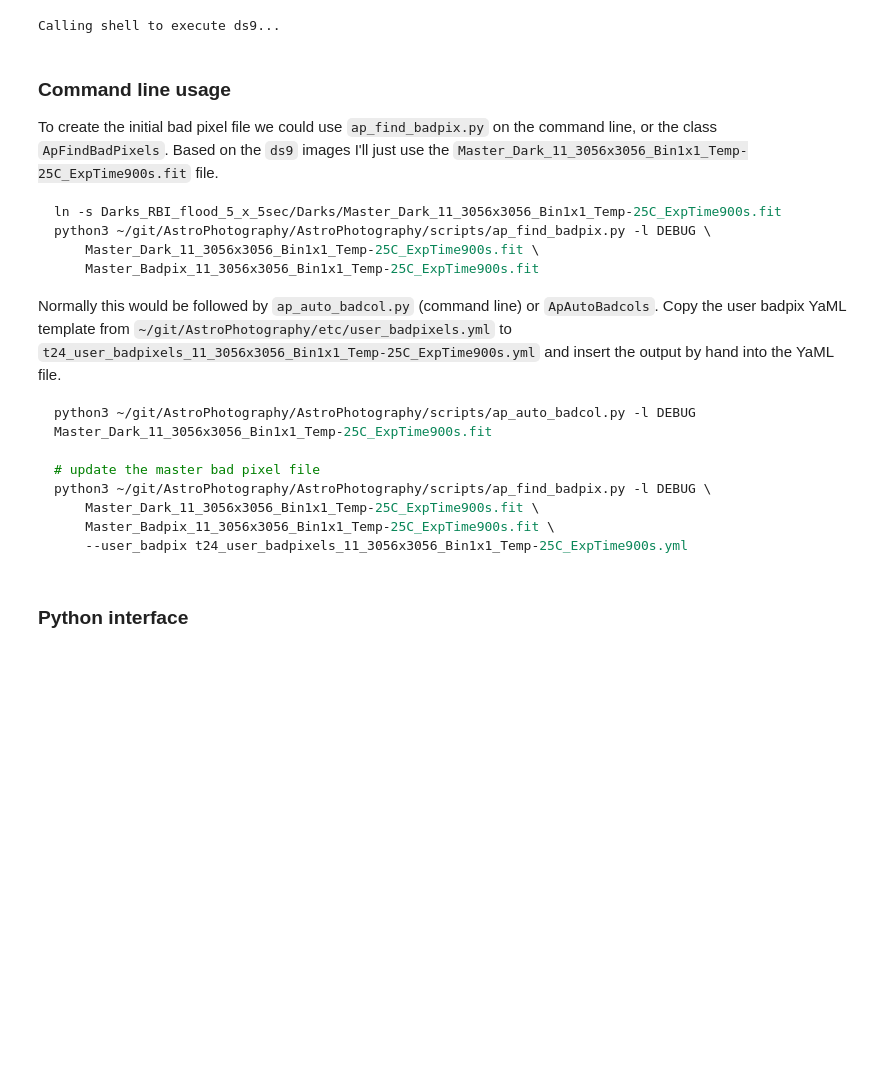
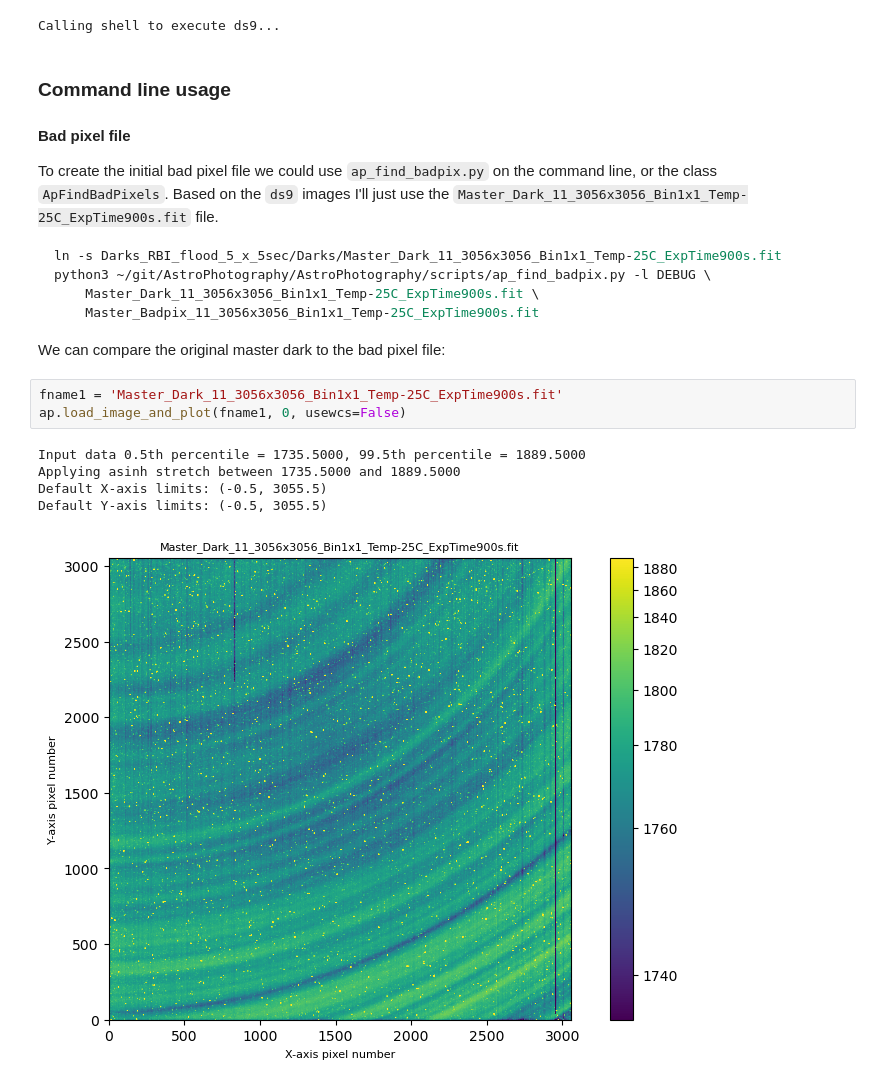
Before and after one commit to DaveStrickland/AstroPhotography, a Jupyter notebook: AstroPhotography/notebooks/creating_a_master_bad_pixel_file.ipynb, the cells around one changed output. Cells and saved outputs as stored; diff of their text form; blank space fills up the shorter version.

Commit message:
issue-002 Improved auto badcols working in jupyer notebook

````diff
--- a/AstroPhotography/notebooks/creating_a_master_bad_pixel_file.ipynb
+++ b/AstroPhotography/notebooks/creating_a_master_bad_pixel_file.ipynb
@@ -146,6 +146,8 @@ else:
 Calling shell to execute ds9...
 # %% [markdown]
 ### Command line usage
+
+#### Bad pixel file
 
 To create the initial bad pixel file we could use `ap_find_badpix.py` on the command line, or the class `ApFindBadPixels`. Based on the `ds9` images I'll just use the `Master_Dark_11_3056x3056_Bin1x1_Temp-25C_ExpTime900s.fit` file.
 
@@ -156,19 +158,16 @@ python3 ~/git/AstroPhotography/AstroPhotography/scripts/ap_find_badpix.py -l DEB
     Master_Badpix_11_3056x3056_Bin1x1_Temp-25C_ExpTime900s.fit
 ```
 
-Normally this would be followed by `ap_auto_badcol.py` (command line) or `ApAutoBadcols`. Copy the user badpix YaML template from `~/git/AstroPhotography/etc/user_badpixels.yml` to  `t24_user_badpixels_11_3056x3056_Bin1x1_Temp-25C_ExpTime900s.yml` and insert the output by hand into the YaML file.
-
-```bash
-python3 ~/git/AstroPhotography/AstroPhotography/scripts/ap_auto_badcol.py -l DEBUG Master_Dark_11_3056x3056_Bin1x1_Temp-25C_ExpTime900s.fit
-
-# update the master bad pixel file
-python3 ~/git/AstroPhotography/AstroPhotography/scripts/ap_find_badpix.py -l DEBUG \
-    Master_Dark_11_3056x3056_Bin1x1_Temp-25C_ExpTime900s.fit \
-    Master_Badpix_11_3056x3056_Bin1x1_Temp-25C_ExpTime900s.fit \
-    --user_badpix t24_user_badpixels_11_3056x3056_Bin1x1_Temp-25C_ExpTime900s.yml
-```
+We can compare the original master dark to the bad pixel file:
-# %% [markdown]
-### Python interface
+# %%
+fname1 = 'Master_Dark_11_3056x3056_Bin1x1_Temp-25C_ExpTime900s.fit'
+ap.load_image_and_plot(fname1, 0, usewcs=False)
+# %% [output]
+Input data 0.5th percentile = 1735.5000, 99.5th percentile = 1889.5000
+Applying asinh stretch between 1735.5000 and 1889.5000
+Default X-axis limits: (-0.5, 3055.5)
+Default Y-axis limits: (-0.5, 3055.5)
+[figure, added]
 # %%
 masterdark = 'Master_Dark_11_3056x3056_Bin1x1_Temp-25C_ExpTime900s.fit'
 badpixfile = masterdark.replace('Dark', 'Badpix')
````
Also changed, not shown: parts of 12 cells of this notebook, 5 other files.
